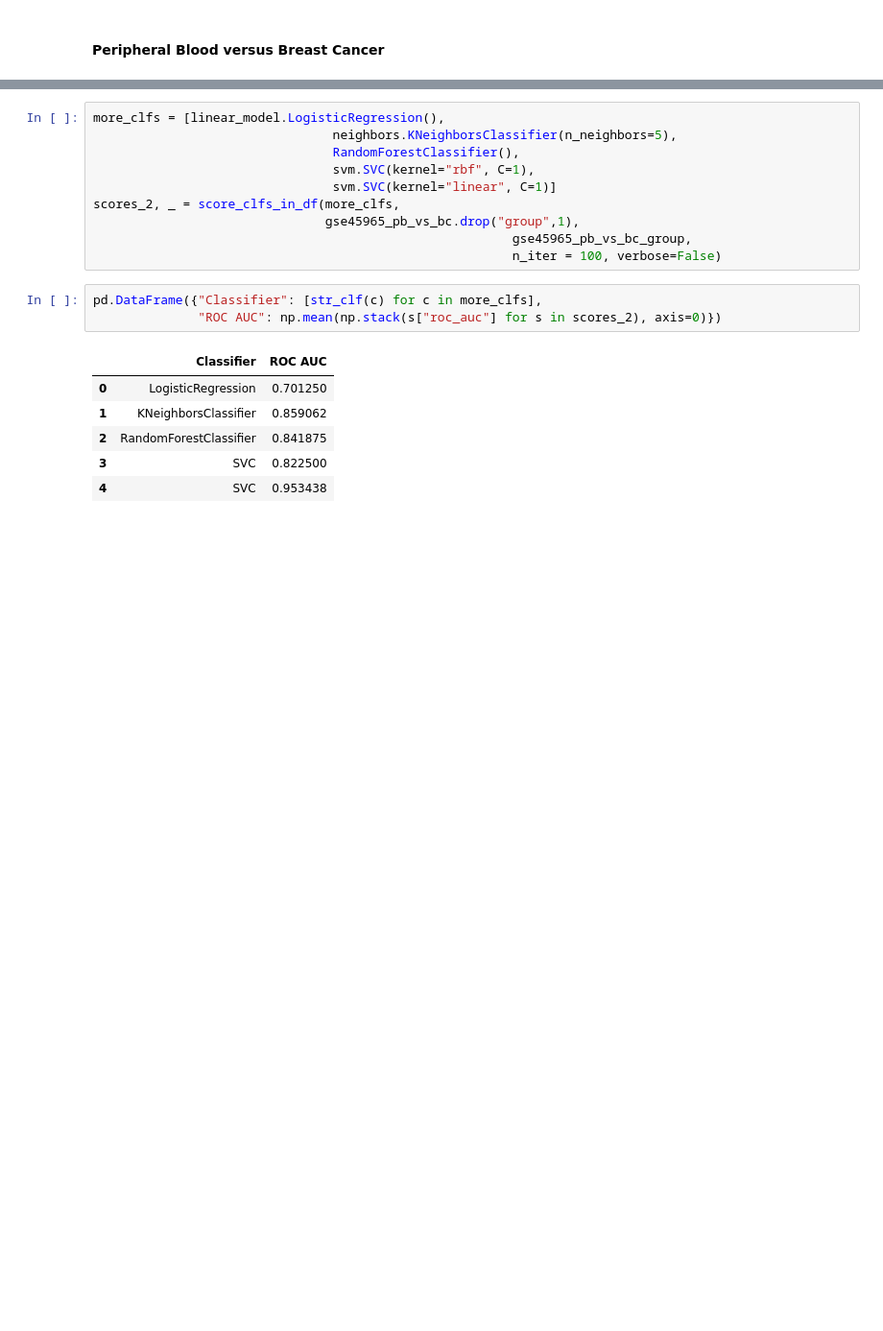
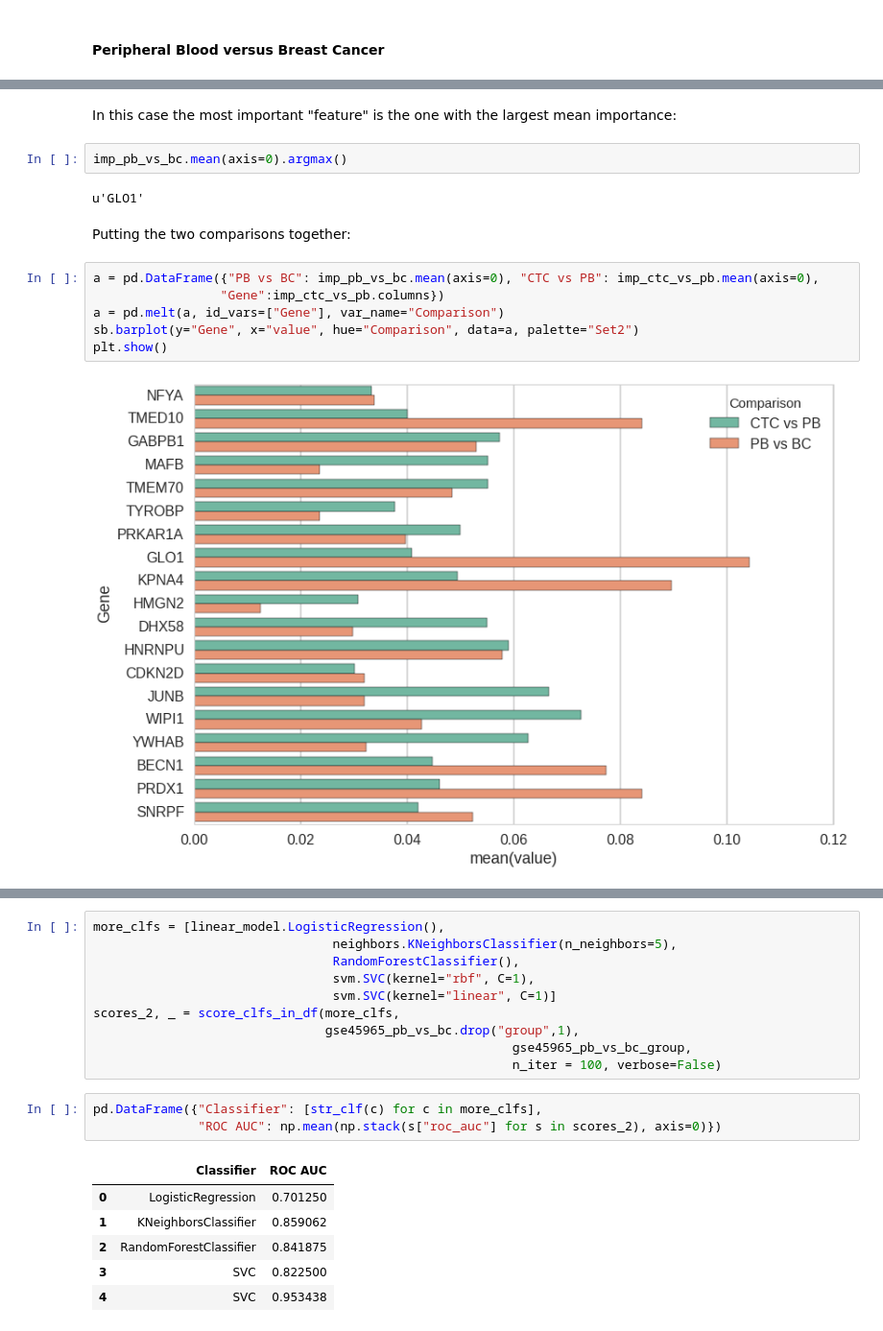
Before and after one commit to sgsfak/subnet_stacking, a Jupyter notebook: CTC_GSE45965.ipynb, the cells around one changed output, grey strips where cells are left out. Shown at 96% size. Saved outputs shown, nothing was run; the diff lists cells and outputs as text; blank space fills up the shorter version.

```diff
--- a/CTC_GSE45965.ipynb
+++ b/CTC_GSE45965.ipynb
@@ -189,0 +402,16 @@ scores_pb_vs_bc, fitted_clfs_pb_vs_bc = score_clfs_in_df(clfs,
+# %% [markdown]
+In this case the most important "feature" is the one with the largest mean importance:
+# %%
+imp_pb_vs_bc.mean(axis=0).argmax()
+# %% [output]
+u'GLO1'
+# %% [markdown]
+Putting the two comparisons together:
+# %%
+a = pd.DataFrame({"PB vs BC": imp_pb_vs_bc.mean(axis=0), "CTC vs PB": imp_ctc_vs_pb.mean(axis=0),
+                 "Gene":imp_ctc_vs_pb.columns})
+a = pd.melt(a, id_vars=["Gene"], var_name="Comparison")
+sb.barplot(y="Gene", x="value", hue="Comparison", data=a, palette="Set2")
+plt.show()
+# %% [output]
+[figure, added]
```
Also changed, not shown: parts of 46 cells of this notebook.
